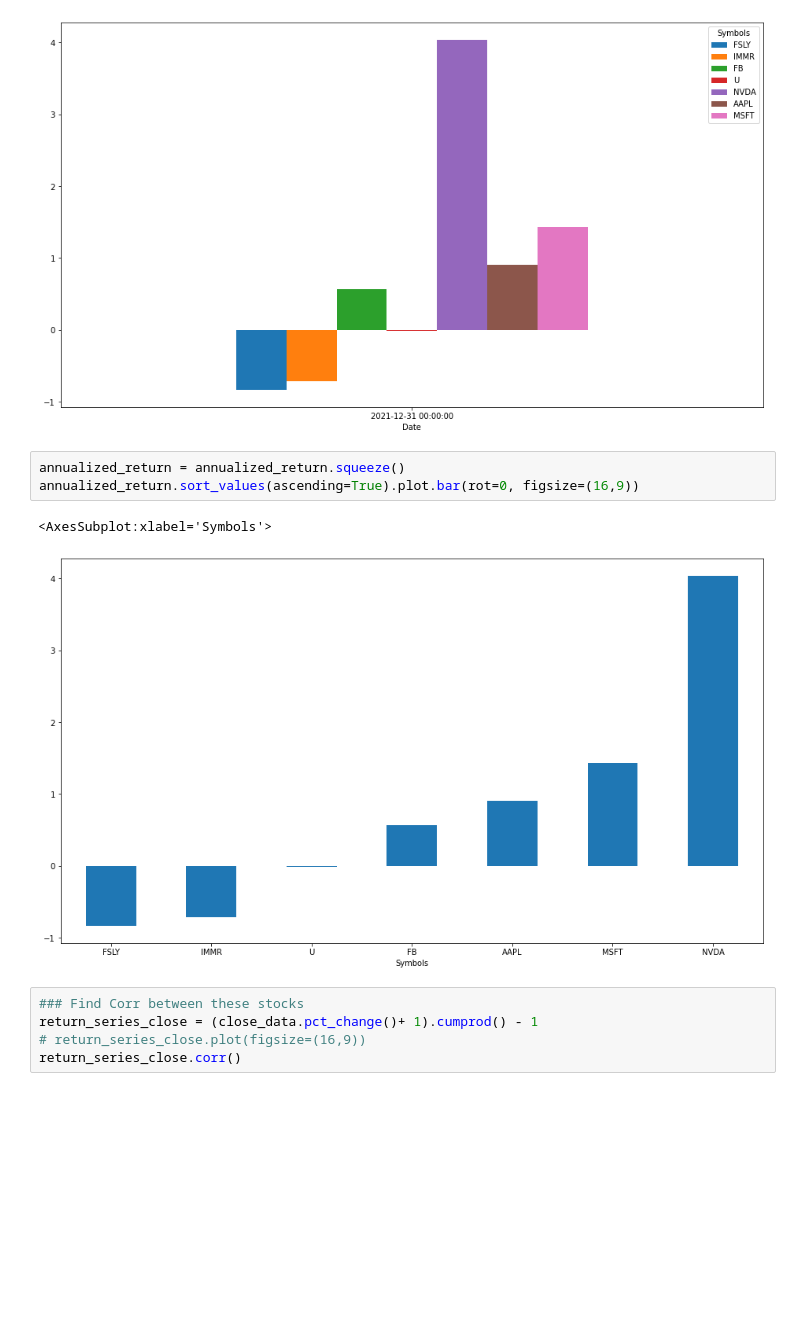
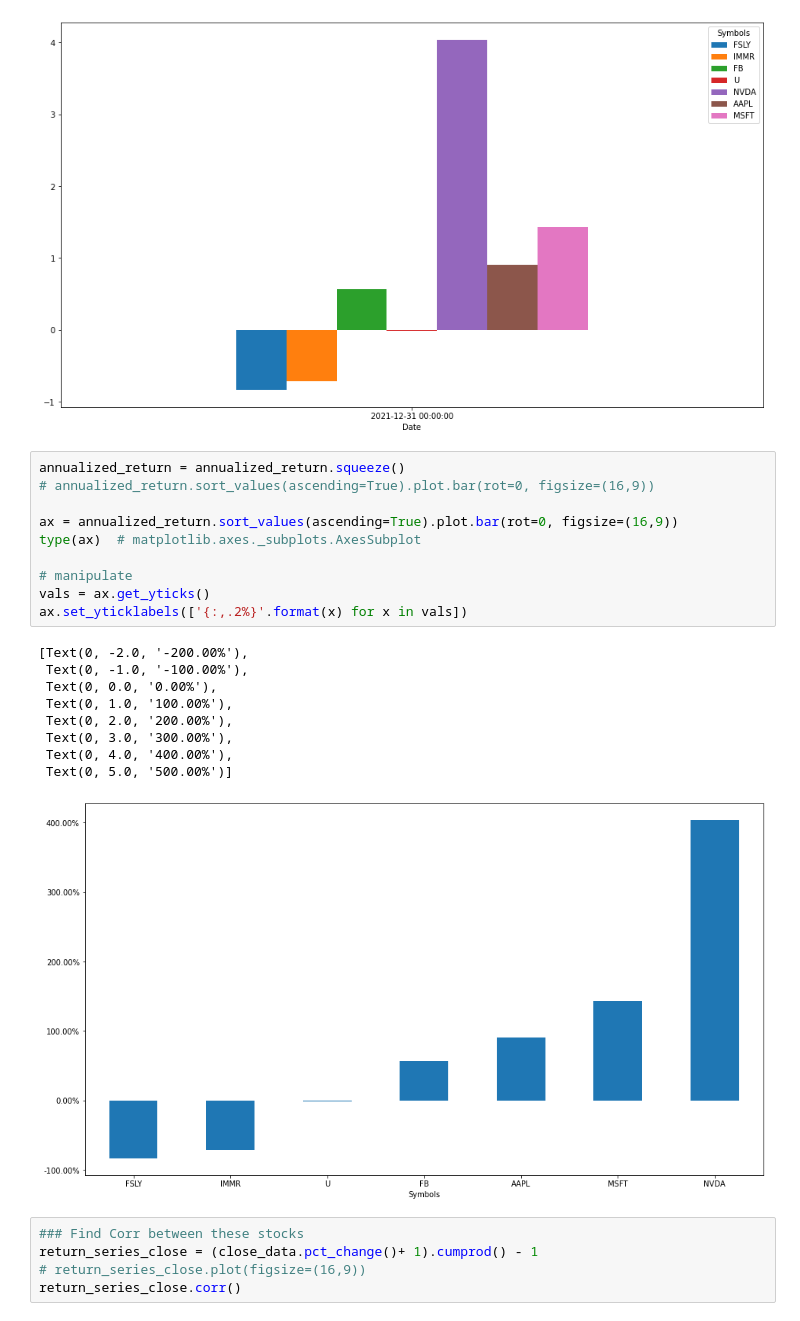
Before and after one commit to bigpotat/FA_Project, a Jupyter notebook: Project.ipynb, the cells around one changed output. Cells and saved outputs as stored; diff of their text form; blank space fills up the shorter version.

```diff
--- a/Project.ipynb
+++ b/Project.ipynb
@@ -97,10 +97,24 @@ annualized_return.plot.bar(rot=0, figsize=(16,9))
 [figure]
 # %%
 annualized_return = annualized_return.squeeze()
-annualized_return.sort_values(ascending=True).plot.bar(rot=0, figsize=(16,9))
+# annualized_return.sort_values(ascending=True).plot.bar(rot=0, figsize=(16,9))
+
+ax = annualized_return.sort_values(ascending=True).plot.bar(rot=0, figsize=(16,9))
+type(ax)  # matplotlib.axes._subplots.AxesSubplot
+
+# manipulate
+vals = ax.get_yticks()
+ax.set_yticklabels(['{:,.2%}'.format(x) for x in vals])
 # %% [output]
-<AxesSubplot:xlabel='Symbols'>
+[Text(0, -2.0, '-200.00%'),
+ Text(0, -1.0, '-100.00%'),
+ Text(0, 0.0, '0.00%'),
+ Text(0, 1.0, '100.00%'),
+ Text(0, 2.0, '200.00%'),
+ Text(0, 3.0, '300.00%'),
+ Text(0, 4.0, '400.00%'),
+ Text(0, 5.0, '500.00%')]
-[figure, old version]
+[figure, new version]
 # %%
 ### Find Corr between these stocks
 return_series_close = (close_data.pct_change()+ 1).cumprod() - 1
```
Also changed, not shown: parts of 1 cell of this notebook.
